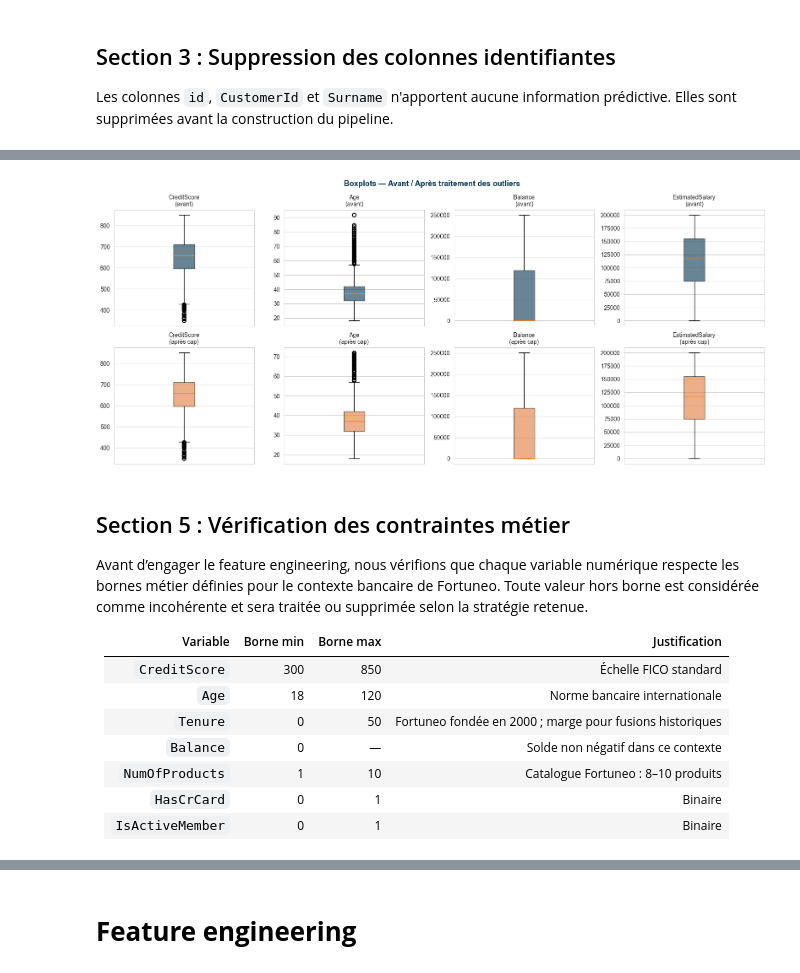
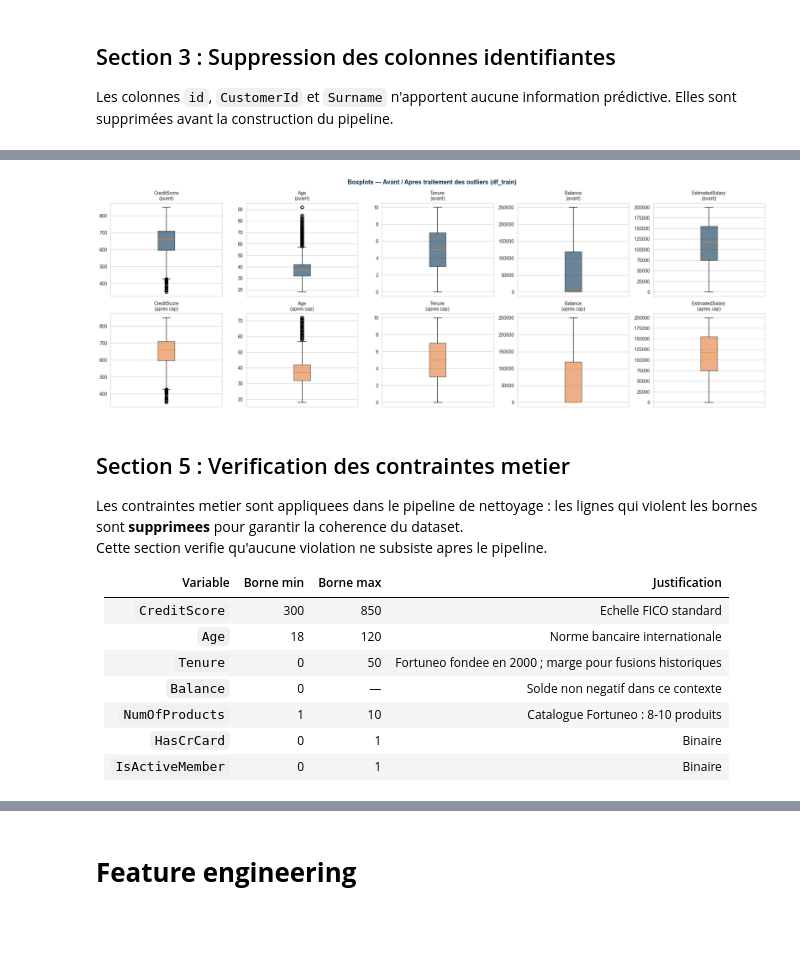
Before and after one commit to proslawa/Projet_ML2_G8, a Jupyter notebook: notebooks/02_notebook_processing_feature_engineering.ipynb, the cells around one changed output, grey strips where cells are left out. Saved outputs shown, nothing was run; the diff lists cells and outputs as text; code cells hidden in the pictures; blank space fills up the shorter version.

Commit message:
Refactoring : pipeline split-first pour eviter le data leakage

```diff
--- a/notebooks/02_notebook_processing_feature_engineering.ipynb
+++ b/notebooks/02_notebook_processing_feature_engineering.ipynb
@@ -167,3 +170,22 @@ Shape après suppression : (165034, 11)
 | 0 | 668 | France | Male | 33.0 | 3 | 0.0 | 2 | 1.0 | 0.0 | ... |
 | 1 | 627 | France | Male | 33.0 | 1 | 0.0 | 2 | 1.0 | 1.0 | ... |
 | 2 | 678 | France | Male | 40.0 | 10 | 0.0 | 2 | 1.0 | 0.0 | ... |
+# %%
+# --- Split train / test AVANT tout traitement (evite le data leakage) ---
+TARGET       = cfg.cleaning.target_col
+RANDOM_STATE = cfg['global'].random_seed
+TEST_SIZE    = 0.2
+
+df_train, df_test = train_test_split(
+    df, test_size=TEST_SIZE, random_state=RANDOM_STATE, stratify=df[TARGET]
+)
+print(f"Train avant nettoyage : {df_train.shape}")
+print(f"Test  avant nettoyage : {df_test.shape}")
+
+# Copie conservee pour la visualisation avant/apres
+df_train_before = df_train.copy()
+
+# Pipeline de nettoyage : fit sur df_train uniquement, transform sur les deux
+df_train, df_test = run_cleaning_pipeline(df_train, df_test, cfg)
+print(f"\nTrain apres nettoyage : {df_train.shape}")
+print(f"Test  apres nettoyage : {df_test.shape}")
@@ -231,39 +257,40 @@ Traitement des outliers terminé.
 # %%
-if OUTLIER_METHOD != "none" and NUM_CONT_COLS:
-    cols_plot = [c for c in NUM_CONT_COLS if c in df.columns and c in df_raw.columns]
-    n = len(cols_plot)
+cols_plot = [c for c in columns_oc if c in df_train.columns and c in df_train_before.columns]
+n = len(cols_plot)
+if n > 0:
     fig, axes = plt.subplots(2, n, figsize=(4 * n, 7))
     if n == 1:
         axes = axes.reshape(2, 1)
     for j, col in enumerate(cols_plot):
         for row_i, (src, lbl, color) in enumerate([
-            (df_raw[col].dropna(), "avant",     COULEUR_PRINCIPALE),
-            (df[col].dropna(),     "après cap", COULEUR_CHURN),
+            (df_train_before[col].dropna(), "avant",     COULEUR_PRINCIPALE),
+            (df_train[col].dropna(),        "apres cap", COULEUR_CHURN),
         ]):
             axes[row_i, j].boxplot(src, patch_artist=True,
                                    boxprops=dict(facecolor=color, alpha=0.6))
             axes[row_i, j].set_title(f"{col}\n({lbl})", fontsize=10)
             axes[row_i, j].set_xticks([])
-    plt.suptitle("Boxplots — Avant / Après traitement des outliers",
+    plt.suptitle("Boxplots — Avant / Apres traitement des outliers (df_train)",
                  fontsize=13, fontweight="bold", color=COULEUR_PRINCIPALE)
     plt.tight_layout()
     plt.savefig(IMAGES_DIR / "outliers_boxplots.png", dpi=300, bbox_inches="tight")
     plt.show()
 # %% [output]
-[figure, old version]
+[figure, new version]
 # %% [markdown]
 <a id="section-5"></a>
-## Section 5 : Vérification des contraintes métier
+## Section 5 : Verification des contraintes metier
 
-Avant d’engager le feature engineering, nous vérifions que chaque variable numérique respecte les bornes métier définies pour le contexte bancaire de Fortuneo. Toute valeur hors borne est considérée comme incohérente et sera traitée ou supprimée selon la stratégie retenue.
+Les contraintes metier sont appliquees dans le pipeline de nettoyage : les lignes qui violent les bornes sont **supprimees** pour garantir la coherence du dataset.
+Cette section verifie qu'aucune violation ne subsiste apres le pipeline.
 
 | Variable | Borne min | Borne max | Justification |
 |---|:---:|:---:|---|
-| `CreditScore` | 300 | 850 | Échelle FICO standard |
+| `CreditScore` | 300 | 850 | Echelle FICO standard |
 | `Age` | 18 | 120 | Norme bancaire internationale |
-| `Tenure` | 0 | 50 | Fortuneo fondée en 2000 ; marge pour fusions historiques |
-| `Balance` | 0 | — | Solde non négatif dans ce contexte |
-| `NumOfProducts` | 1 | 10 | Catalogue Fortuneo : 8–10 produits |
+| `Tenure` | 0 | 50 | Fortuneo fondee en 2000 ; marge pour fusions historiques |
+| `Balance` | 0 | — | Solde non negatif dans ce contexte |
+| `NumOfProducts` | 1 | 10 | Catalogue Fortuneo : 8-10 produits |
 | `HasCrCard` | 0 | 1 | Binaire |
 | `IsActiveMember` | 0 | 1 | Binaire |
 # %%
```
Also changed, not shown: parts of 13 cells of this notebook, 11 other files.
